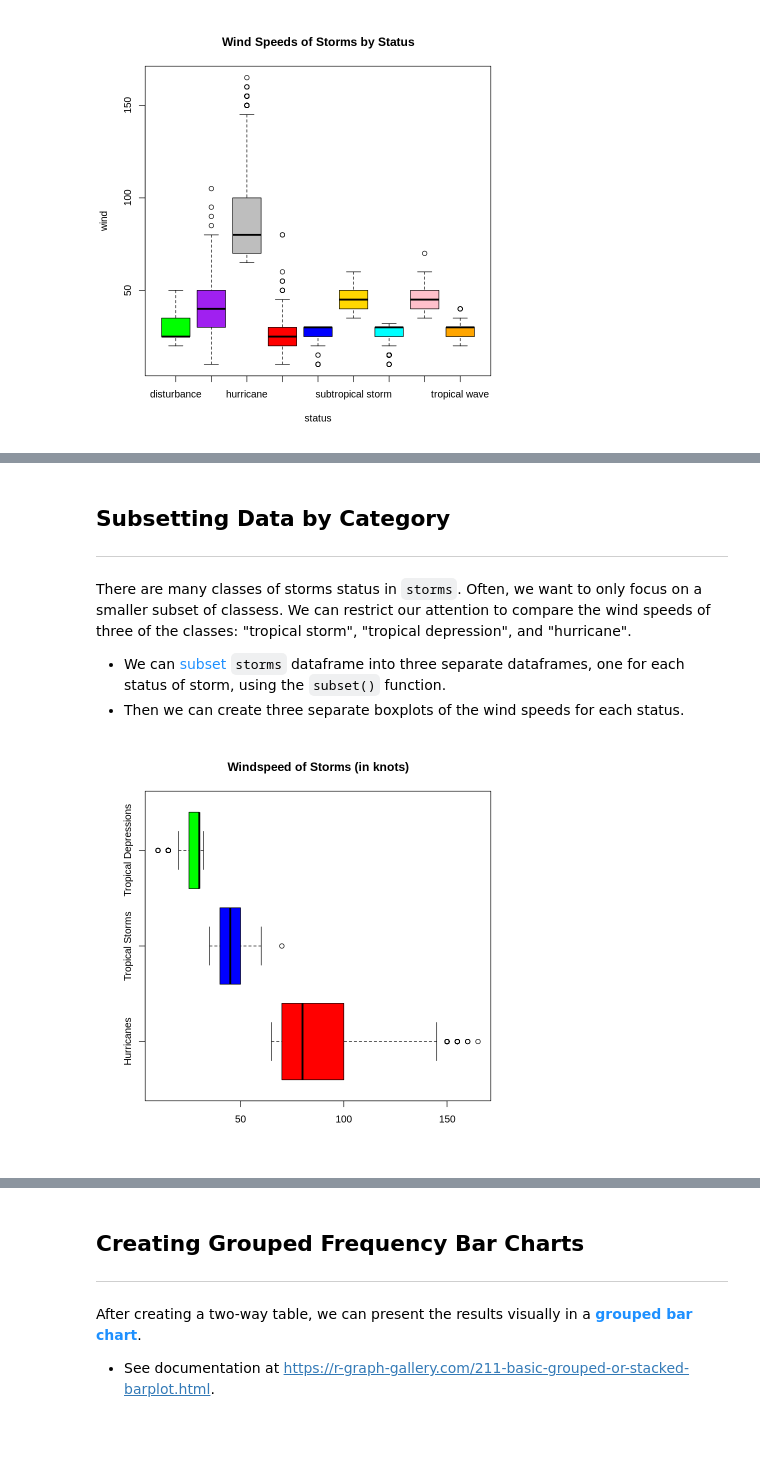
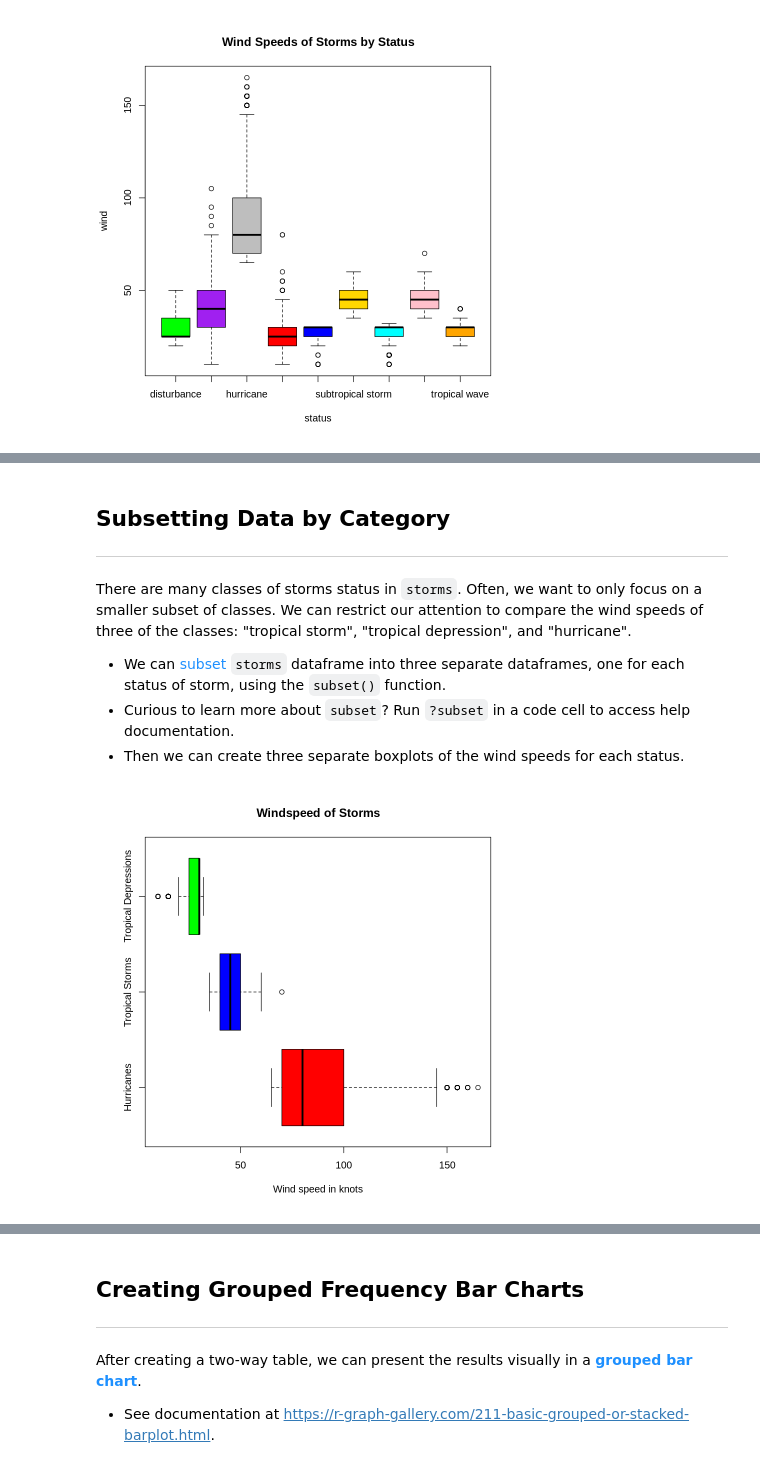
Before and after one commit to CU-Denver-MathStats-OER/Statistical-Theory, a Jupyter notebook: Appendix/Overview-of-Plots.ipynb, the cells around one changed output, grey strips where cells are left out. Cells and saved outputs as stored; diff of their text form; code cells hidden in the pictures; blank space fills up the shorter version.

```diff
--- a/Appendix/Overview-of-Plots.ipynb
+++ b/Appendix/Overview-of-Plots.ipynb
@@ -422,25 +432,35 @@ legend(x = "topright", legend=rownames(status.table),  # each row of table is la
 ## <a name="subset">Subsetting Data by Category</a>
 ---
 
-There are many classes of storms status in `storms`. Often, we want to only focus on a smaller subset of classess. We can restrict our attention to compare the wind speeds of three of the classes: "tropical storm", "tropical depression", and "hurricane".
+There are many classes of storms status in `storms`. Often, we want to only focus on a smaller subset of classes. We can restrict our attention to compare the wind speeds of three of the classes: "tropical storm", "tropical depression", and "hurricane".
 
 
 -   We can <font color="dodgerblue">subset</font> `storms` dataframe into three separate dataframes, one for each status of storm, using the `subset()` function.
+  - Curious to learn more about `subset`? Run `?subset` in a code cell to access help documentation.
 -   Then we can create three separate boxplots of the wind speeds for each status.
 # %%
-# split data by storm status
-hur <- subset(storms, status == "hurricane", select = wind)
-trop.storm <- subset(storms, status == "tropical storm", select = wind)
-trop.dep <- subset(storms, status == "tropical depression", select = wind)
+# Split data by storm status
+hur <- subset(storms,  # dataframe name
+              status == "hurricane",  # logical test to select observations
+              select = wind)  # which quantiative variable(s) to select
+
+trop.storm <- subset(storms,
+                     status == "tropical storm",  # tropical storms
+                     select = wind)
+trop.dep <- subset(storms,
+                   status == "tropical depression",   # tropical depressions
+                   select = wind)
 
 # Create side by side boxplot
+# For each of the three subsets
 boxplot(hur$wind, trop.storm$wind, trop.dep$wind,
-        main = "Windspeed of Storms (in knots)",
+        main = "Windspeed of Storms",
         names = c("Hurricanes", "Tropical Storms", "Tropical Depressions"),
         col = c("red", "blue", "green"),
+        xlab = "Wind speed in knots",
         horizontal = TRUE)
 # %% [output]
-[figure, old version]
+[figure, new version]
 # %% [markdown]
 # <a name="two-qual">Relationship Between Two Qualitative Variables</a>
 ---
```
Also changed, not shown: parts of 92 cells of this notebook.
